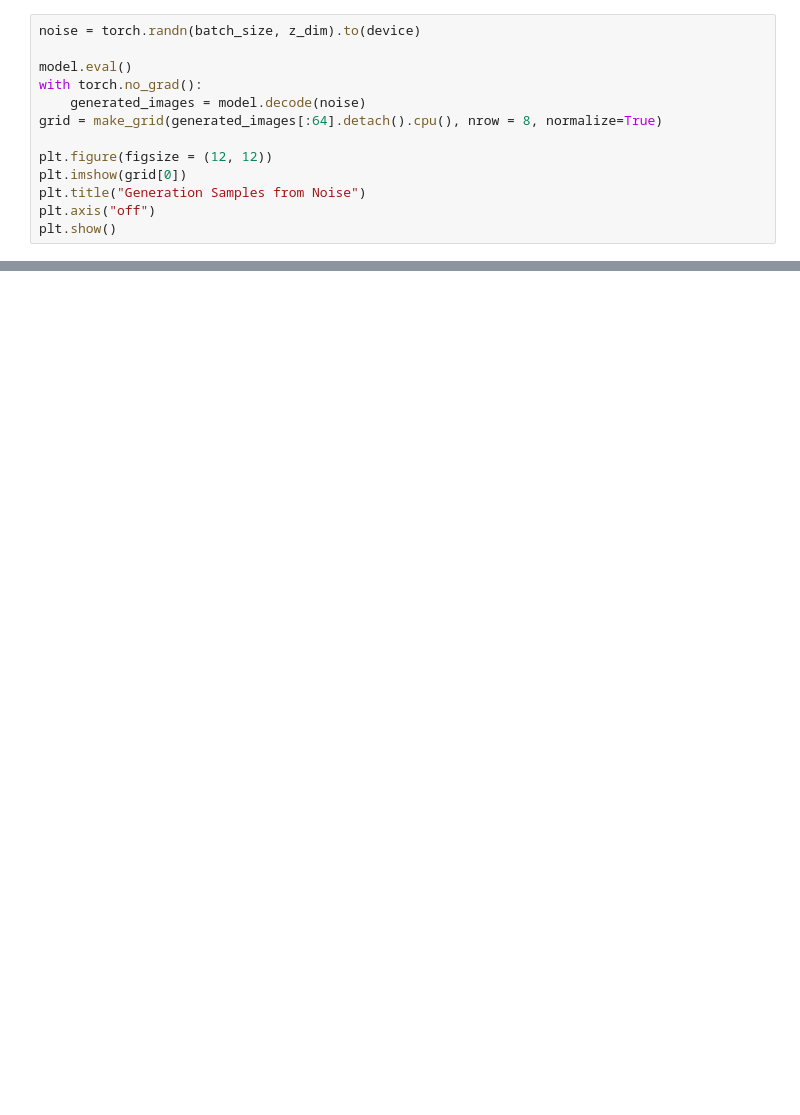
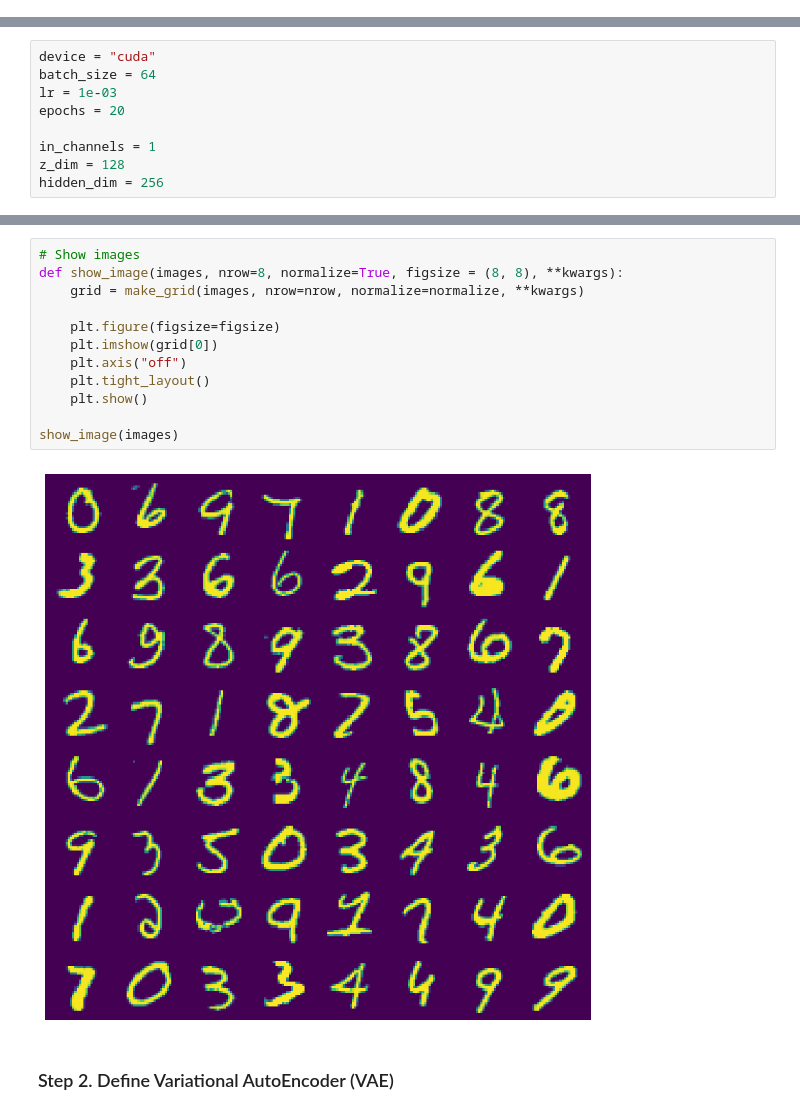
Before and after one commit to aiiplab/generative_pytorch, a Jupyter notebook: src/01 VAE/VAE/pratice.ipynb, the cells around one changed output, grey strips where cells are left out. Drawn from its saved outputs; the diff is of its cells as text; blank space fills up the shorter version.

```diff
--- a/src/01 VAE/VAE/pratice.ipynb
+++ b/src/01 VAE/VAE/pratice.ipynb
@@ -294,13 +0,0 @@ plt.show()
-# %%
-noise = torch.randn(batch_size, z_dim).to(device)
-
-model.eval()
-with torch.no_grad():
-    generated_images = model.decode(noise)
-grid = make_grid(generated_images[:64].detach().cpu(), nrow = 8, normalize=True)
-
-plt.figure(figsize = (12, 12))
-plt.imshow(grid[0])
-plt.title("Generation Samples from Noise")
-plt.axis("off")
-plt.show()
@@ -306,0 +21,9 @@ plt.show()
+# %%
+device = "cuda"
+batch_size = 64
+lr = 1e-03
+epochs = 20
+
+in_channels = 1
+z_dim = 128
+hidden_dim = 256
@@ -306,0 +51,16 @@ plt.show()
+# %%
+# Show images
+def show_image(images, nrow=8, normalize=True, figsize = (8, 8), **kwargs):
+    grid = make_grid(images, nrow=nrow, normalize=normalize, **kwargs)
+
+    plt.figure(figsize=figsize)
+    plt.imshow(grid[0])
+    plt.axis("off")
+    plt.tight_layout()
+    plt.show()
+
+show_image(images)
+# %% [output]
+[figure, added]
+# %% [markdown]
+### Step 2. Define Variational AutoEncoder (VAE)
```
Also changed, not shown: parts of 33 cells of this notebook, 3 other files.
